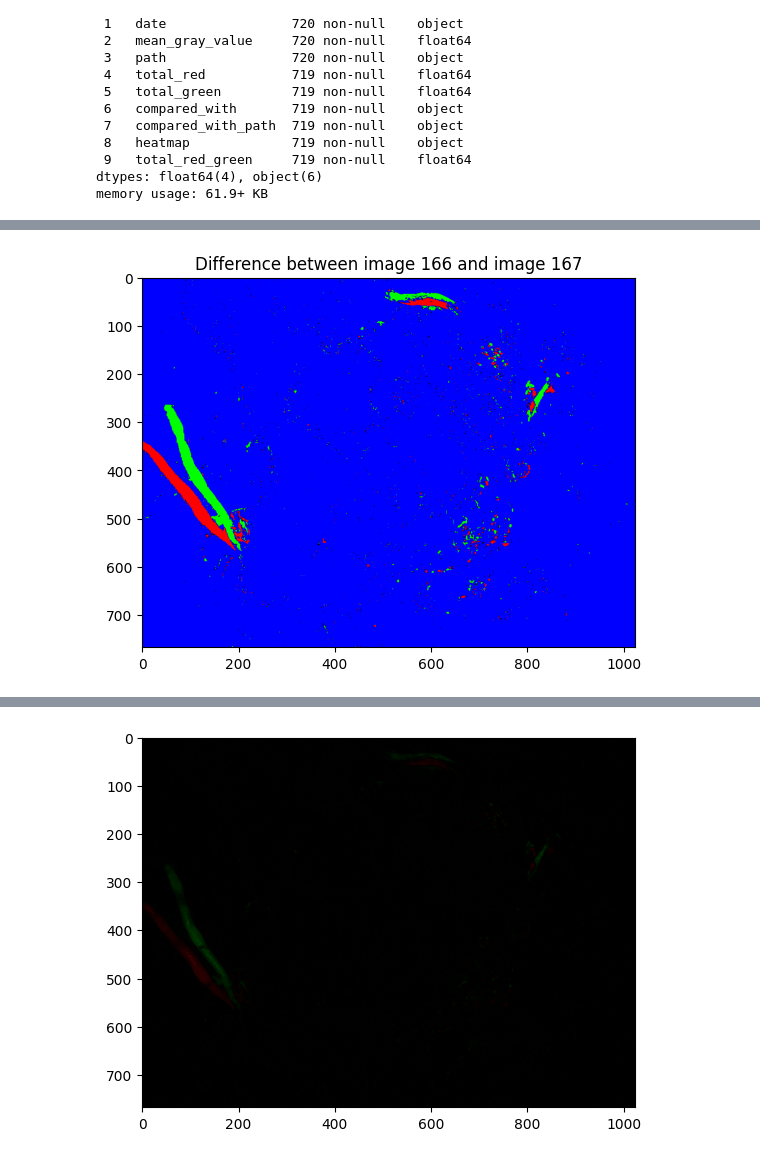
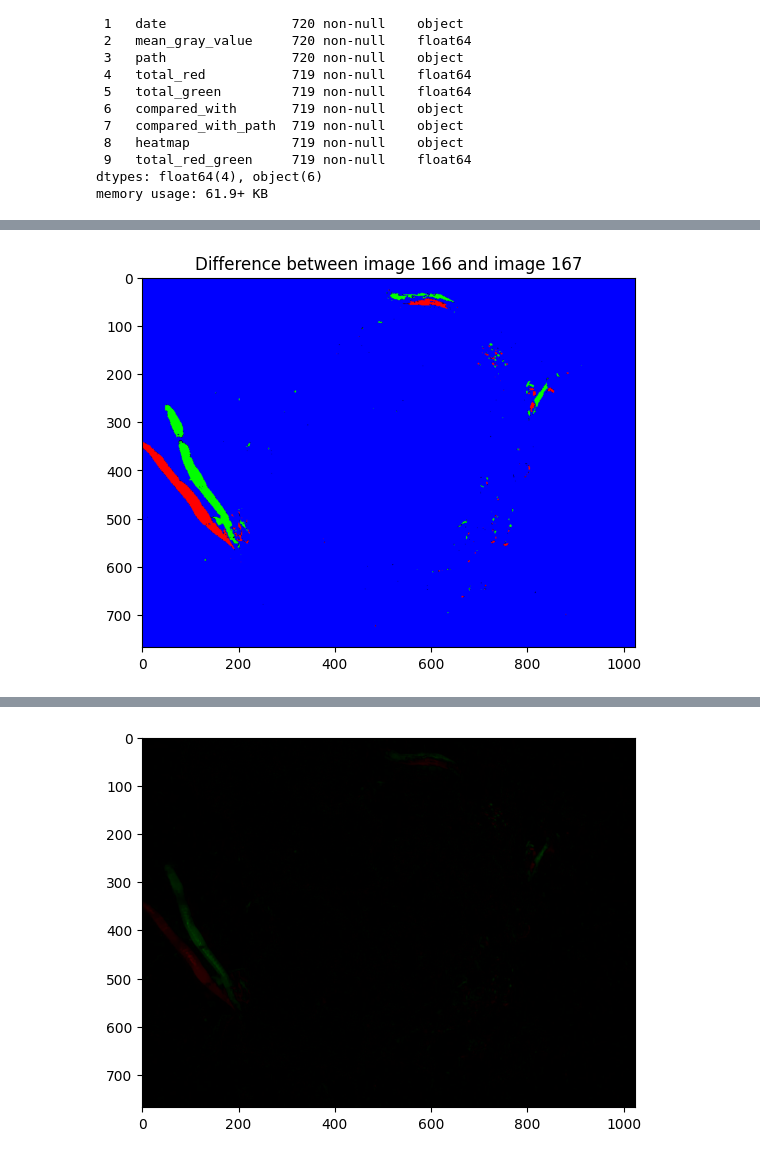
Before and after one commit to wiggle-bin/wiggle-notes, a Jupyter notebook: worms_actvitiy/DetectWormsByColor.ipynb, the cells around one changed output, grey strips where cells are left out. Drawn from its saved outputs; the diff is of its cells as text; code cells hidden in the pictures.

```diff
--- a/worms_actvitiy/DetectWormsByColor.ipynb
+++ b/worms_actvitiy/DetectWormsByColor.ipynb
@@ -56 +63,6 @@ def heatmap(diff, cmap='hot', title='Heatmap of Differences'):
+# %%
+def diff_for_heatmap(image_resized, compared_to_image_resized, threshold=10):
+    diff = image_resized.astype(float) - compared_to_image_resized.astype(float)
+    diff = np.where(np.abs(diff) > threshold, diff, 0)
+    return diff
 # %%
@@ -181,18 +197,9 @@ for img_path in image_files:
         compared_with_path.append(prev_img_path)
 
         # store heatmap
-        # img = downscale_image(cv2.imread(img_path, cv2.IMREAD_GRAYSCALE), 3, 2)
-        # prev_img = downscale_image(cv2.imread(prev_img_path, cv2.IMREAD_GRAYSCALE), 3, 2)
-        # color_gradient = diff_to_color_gradient_filter(img, prev_img, threshold=threshold)
-        # color_gradient_flat = color_gradient.flatten()
-        # heatmap.append(color_gradient_flat)
-
-        # Assume `img1` and `img2` are your two images
-        # Downsample the images to a 3x2 grid
-        img1_resized = cv2.resize(img, (3, 2), interpolation=cv2.INTER_AREA)
-        img2_resized = cv2.resize(prev_img, (3, 2), interpolation=cv2.INTER_AREA)
-        color_shift = img2_resized.astype(int) - img1_resized.astype(int)
-        color_shift_flat = color_shift.flatten()
+        heatmap_diff = diff_for_heatmap(img, prev_img, threshold=threshold)
+        diff_resized = cv2.resize(heatmap_diff, (9, 6), interpolation=cv2.INTER_AREA)
+        color_shift_flat = diff_resized.flatten()
         heatmap.append(pd.Series(color_shift_flat))
     else:
         # If there is no previous image, append None to the total red and green values and the compared_with values
@@ -293,0 +301,13 @@ cleaned_data = data.dropna()
+# %%
+threshold = 15
+
+image = cv2.imread(data.iloc[3]['path'], cv2.IMREAD_GRAYSCALE)
+compared_to_image = cv2.imread(data.iloc[3]['compared_with_path'], cv2.IMREAD_GRAYSCALE)
+image_resized = cv2.resize(image, DOWNSCALE, interpolation=cv2.INTER_AREA)
+compared_to_image_resized = cv2.resize(compared_to_image, DOWNSCALE, interpolation=cv2.INTER_AREA)
+
+diff = diff_for_heatmap(image_resized, compared_to_image_resized, threshold=threshold)
+
+# Plot the heatmap
+cmap = mcolors.LinearSegmentedColormap.from_list("red_to_green", ["red", "white", "green"])
+heatmap_plot(diff, cmap=cmap)
@@ -293,0 +316,10 @@ cleaned_data = data.dropna()
+# %%
+for index, row in cleaned_data.head(1).iterrows():
+    cmap = mcolors.LinearSegmentedColormap.from_list("red_white_green", ["red", "white", "green"])
+    heatmap_series = row['heatmap']
+
+    # Convert the Series to a numpy array and reshape it to a 9x6 grid
+    heatmap_reshaped = heatmap_series.values.reshape((6, 9))
+
+    # Plot the heatmap
+    heatmap_plot(heatmap_reshaped, cmap=cmap)
@@ -294,16 +328,16 @@ cleaned_data = data.dropna()
 # %%
 # Display each difference
 for index, row in cleaned_data.head(1).iterrows():
     image = cv2.imread(row['path'], cv2.IMREAD_GRAYSCALE)
     compared_to_image = cv2.imread(row['compared_with_path'], cv2.IMREAD_GRAYSCALE)
-    color_diff = diff_to_color(image, compared_to_image, threshold=5)
+    color_diff = diff_to_color(image, compared_to_image, threshold=10)
     # color_diff = diff_to_color_gradient_filter(image_before, image_after, threshold=0)
     plt.figure()
     plt.imshow(color_diff, cmap='gray')
     plt.title(f'Difference between image {index} and image {index+1}')
     plt.show()
 # %% [output]
-[figure, old version]
+[figure, new version]
 # %%
 data.head()
 # %% [output]
```
Also changed, not shown: parts of 13 cells of this notebook.
